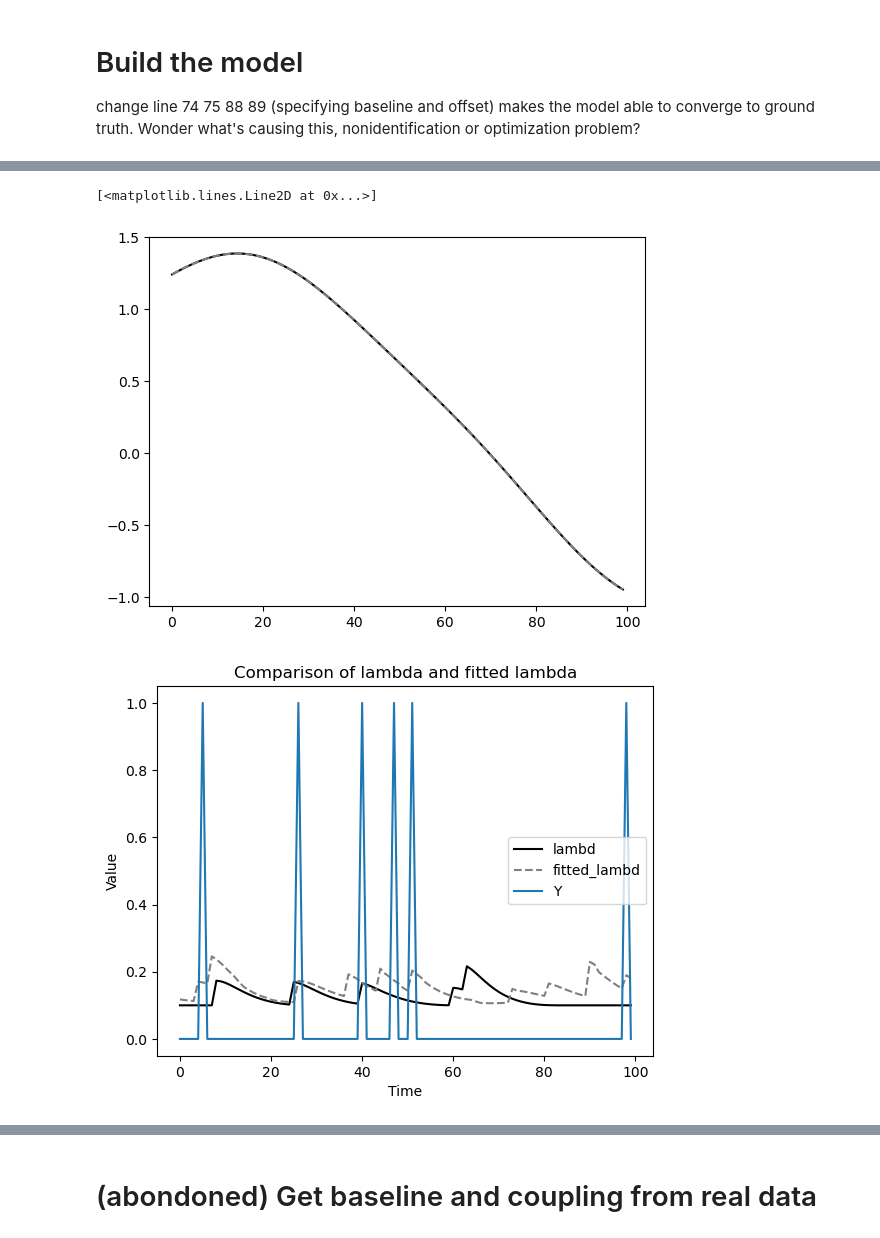
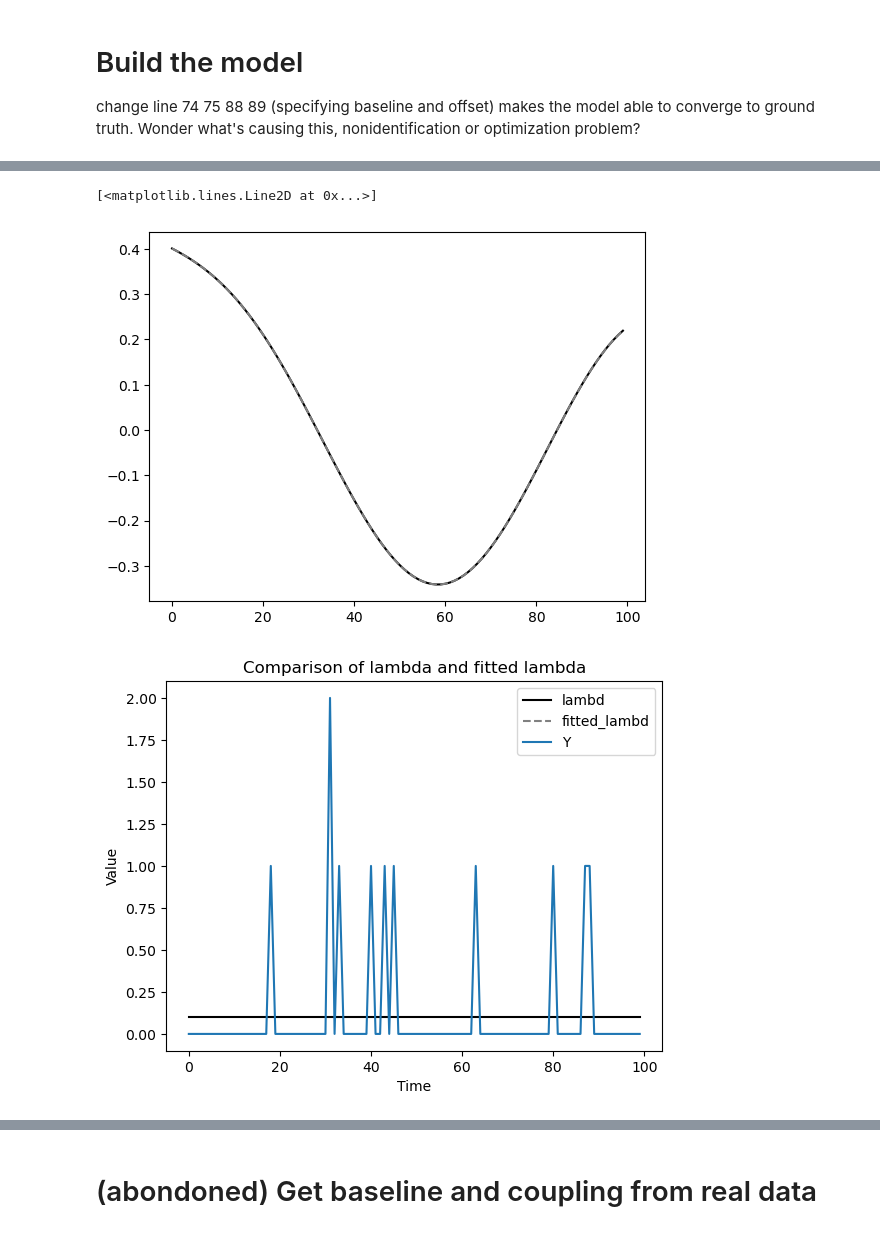
Before and after one commit to Qi-Xin/FC-GPFA, a Jupyter notebook: Decoder&Encoder.ipynb, the cells around one changed output, grey strips where cells are left out. Drawn from its saved outputs; the diff is of its cells as text; code cells hidden in the pictures.

```diff
--- a/Decoder&Encoder.ipynb
+++ b/Decoder&Encoder.ipynb
@@ -158,7 +161,7 @@ np.random.seed(0)
 baseline_fr = 0.1
 MAX_FIRING_RATE = 10
 ntrial = 1000
-narea = 3
+narea = 2
 nneuron_area = 1
 npadding = 30
 nneuron = narea*nneuron_area
@@ -175,6 +178,7 @@ nt = nt_wo_padding + gt_neuron_params['npadding']
 coupling_mat = np.zeros((max_histories, nneuron, nneuron))
 baseline_mat = np.zeros((nt, nneuron))
 spikes = np.zeros((ntrial, nneuron, nt))
+log_firing_rate_rcd = np.zeros((ntrial, nneuron, nt))
 
 ### Generate coupling matrix
 for jarea in range(narea):
@@ -223,6 +227,7 @@ for itrial in range(ntrial):
     log_firing_rate = log_firing_rate.squeeze()
     spikes_single_trial = spikes_single_trial.squeeze()
     spikes[itrial, :, :] = spikes_single_trial.T
+    log_firing_rate_rcd[itrial, :, :] = log_firing_rate.T
 
 print(spikes.max())
 
@@ -280,9 +285,10 @@ class FC_GPFC(nn.Module):
                 self.latents = torch.zeros(self.ntrial, self.nlatent, self.nt, dtype=torch.float32)
                 # raise ValueError("Unfinished")
 
-            self.latents_readout = nn.Parameter(0.1 * (torch.randn(self.npop, self.npop, self.nlatent) * 2 - 1))
+            # self.latents_readout = nn.Parameter(0.01 * (torch.randn(self.npop, self.npop, self.nlatent) * 2 - 1))
+            self.latents_readout = nn.Parameter(torch.from_numpy(project_w).float().to(device))
             # self.time_varying_coef_offset = nn.Parameter(0.1 * (torch.randn(self.npop, self.npop, 1, 1) * 2 - 1))
-            self.time_varying_coef_offset = nn.Parameter(1 * torch.ones(self.npop, self.npop, 1, 1))
+            self.time_varying_coef_offset = nn.Parameter(0.5 * torch.ones(self.npop, self.npop, 1, 1))
             # self.latents_readout = torch.tensor(project_w)
             # self.time_varying_coef_offset = 1
 
@@ -293,9 +299,14 @@ class FC_GPFC(nn.Module):
 
             self.beta_coupling = nn.ModuleList([
                 nn.ParameterList([
-                    nn.Parameter(0.01*torch.randn(basis_coupling.shape[1], self.nneuron[ipop], self.nneuron[jpop]))
+                    nn.Parameter(1*torch.ones(basis_coupling.shape[1], self.nneuron[ipop], self.nneuron[jpop]))
                     for jpop in range(self.npop)])
                 for ipop in range(self.npop)])
+
+            #############
+            with torch.no_grad():
+                self.beta_coupling[1][0][0,0,0] = 0.01
+            #############
 
             self.beta_inhomo = nn.ParameterList([
                 nn.Parameter(torch.unsqueeze(torch.unsqueeze(self.spikes[jpop].mean(axis=(0,2)), 0), 2))
@@ -313,6 +324,7 @@ class FC_GPFC(nn.Module):
                     # beta_coupling need to have unit norm and overall positive
                     ratio = (1/torch.sqrt(self.beta_coupling[ipop][jpop].pow(2).sum()))**(1e-1)\
                         *(1 if self.beta_coupling[ipop][jpop].mean()>=0 else -1)
+                    print(ratio)
                     self.beta_coupling[ipop][jpop] *= ratio
                     self.latents_readout[ipop, jpop, :] *= 1/ratio
                     self.time_varying_coef_offset[ipop, jpop, :,:] *= 1/ratio
@@ -366,8 +378,8 @@ class FC_GPFC(nn.Module):
 
         # inhomo -> log_firing_rate
         for jpop in range(self.npop):
-            self.log_firing_rate[jpop] += self.beta_inhomo[jpop]
-            # self.log_firing_rate[jpop] += np.log(gt_neuron_params['baseline_fr'])
+            # self.log_firing_rate[jpop] += self.beta_inhomo[jpop]
+            self.log_firing_rate[jpop] += np.log(gt_neuron_params['baseline_fr'])
 
         return self.log_firing_rate
 
@@ -380,14 +392,15 @@ K = get_K(nt=gt_neuron_params['nt'], L=gt_latent_params['L'], sigma2=gt_latent_p
 model = FC_GPFC(spikes, K=K, nlatent=1, npadding=gt_neuron_params['npadding'])
 model.latents = torch.tensor(latents[:,:,gt_neuron_params['npadding']:], dtype=torch.float32)
 
+
 # Define loss function and optimizer
 criterion = nn.PoissonNLLLoss()
-optimizer = optim.SGD(model.parameters(), lr=1e-1)
+optimizer = optim.SGD(model.parameters(), lr=1e-2)
 
 # Training loop
 PENAL_beta_coupling = 1e-3
 num_EM_epochs = 1
-num_M_iter = 1000
+num_M_iter = 1
 num_E_iter = 1000
 
 for EM_epoch in range(num_EM_epochs):
@@ -397,18 +410,23 @@ for EM_epoch in range(num_EM_epochs):
     tol = 1e-4
     for epoch in (range(num_M_iter)):
         optimizer.zero_grad()
+        outputs = model()
+        # plt.plot(model.log_firing_rate[1].detach().numpy()[0,0,:])
         model.normalize()
         outputs = model()
+        # plt.plot(model.log_firing_rate[1].detach().numpy()[0,0,:])
         loss = 0
         for i in range(len(outputs)):
+            # print()
             loss += criterion(outputs[i], model.spikes[i][:,:,gt_neuron_params['npadding']:])
+
             # for j in range(len(outputs)):
             #     loss += PENAL_beta_coupling*model.beta_coupling[i][j].pow(2).sum()
         loss.backward()
-        optimizer.step()
+        # optimizer.step()
 
         # Print progress
-        if (epoch) % 100 == 0:
+        if (epoch) % 1 == 0:
             print(f'Epoch [{epoch}/{num_M_iter}], Loss: {loss.item():.4f}')
 
         # Check if loss has improved
@@ -441,19 +456,22 @@ plt.plot(latents[trial,0,gt_neuron_params['npadding']:], '-k')
 plt.plot(model.latents[trial,0,:].T.detach().numpy(), '--', color='grey')
 # %% [output]
 [<matplotlib.lines.Line2D at 0x...>]
-[figure, old version]
+[figure, new version]
 # %%
+neuron_to_plot = 0
+trial_to_plot = 0
+
 plt.figure()
-plt.plot(np.exp(log_firing_rate[gt_neuron_params['npadding']:,-1]), color='k', label='lambd')
-plt.plot(np.exp(outputs[-1].detach().numpy()[0, -1, :]), '--', color='grey', label='fitted_lambd')
-plt.plot(spikes[-1][-1, 0, gt_neuron_params['npadding']:], '-', label='Y')
+plt.plot(np.exp(log_firing_rate_rcd[0,0,gt_neuron_params['npadding']:]), color='k', label='lambd')
+plt.plot(np.exp(outputs[0].detach().numpy()[0, neuron_to_plot, :]), '--', color='grey', label='fitted_lambd')
+plt.plot(spikes[0][0, 0, gt_neuron_params['npadding']:], '-', label='Y')
 plt.xlabel('Time')
 plt.ylabel('Value')
 plt.title('Comparison of lambda and fitted lambda')
 plt.legend()
 plt.show()
 # %% [output]
-[figure, old version]
+[figure, new version]
 # %%
 import matplotlib.pyplot as plt
 
```
Also changed, not shown: parts of 7 cells of this notebook.
